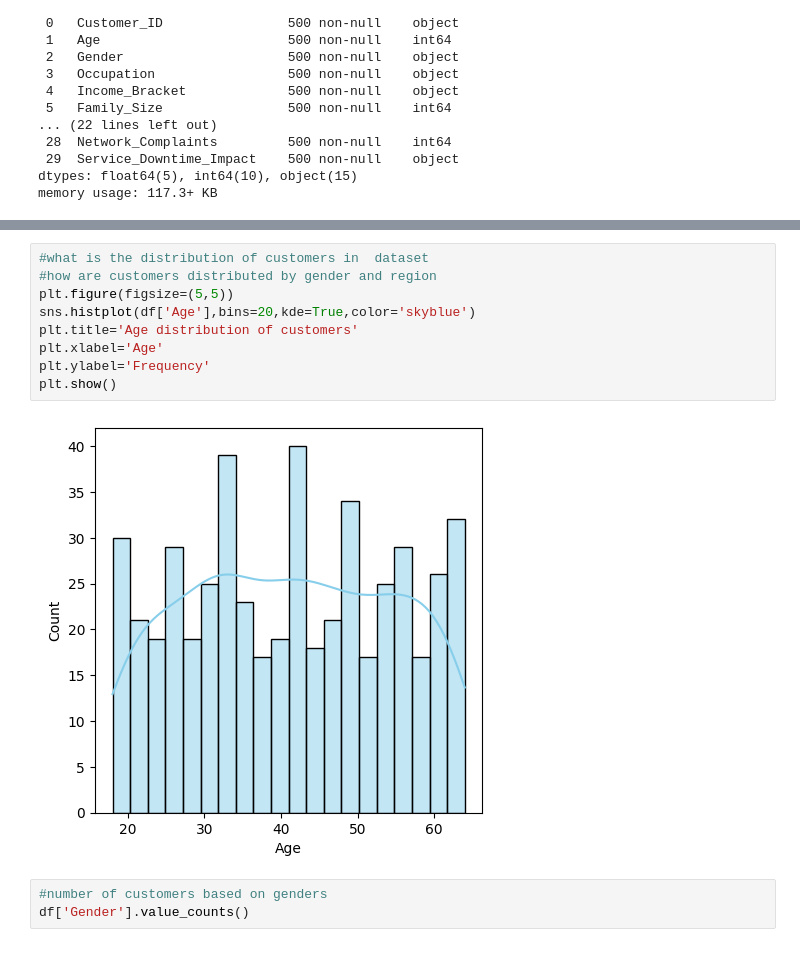
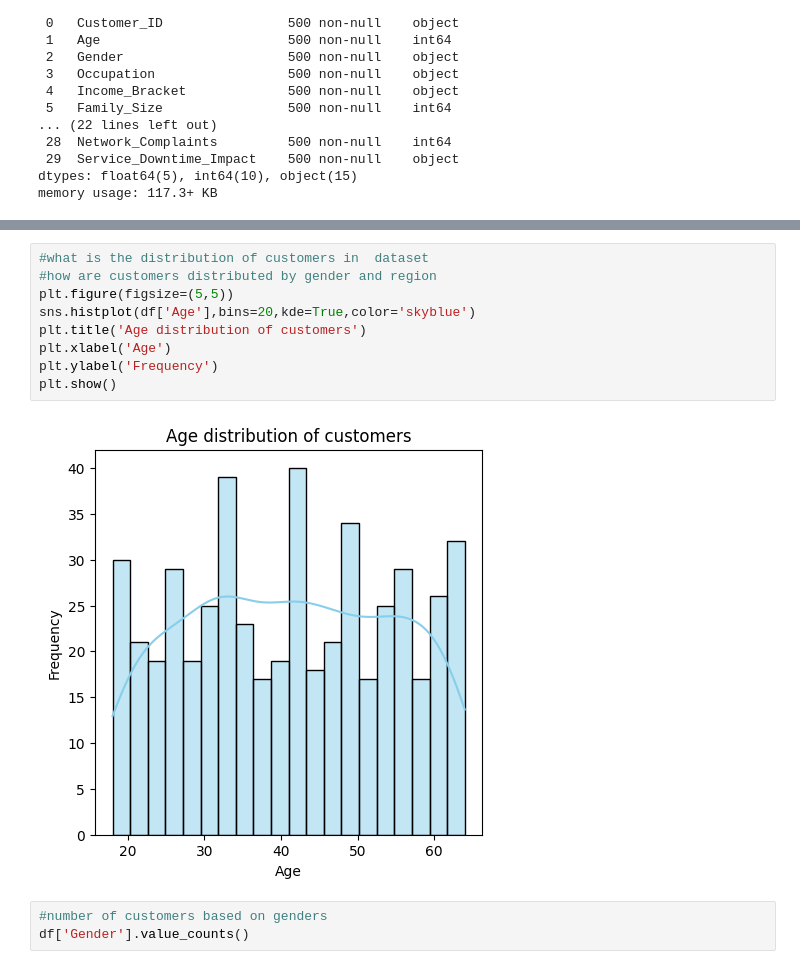
Before and after one commit to sejalsingh2707/customer_analysis, a Jupyter notebook: NOTEBOOK/DATA ANALYTICS.ipynb, the cells around one changed output, grey strips where cells are left out. Cells and saved outputs as stored; diff of their text form.

```diff
--- a/NOTEBOOK/DATA ANALYTICS.ipynb
+++ b/NOTEBOOK/DATA ANALYTICS.ipynb
@@ -62,14 +62,14 @@ mathematical view of the dataframe:
 # %%
 #what is the distribution of customers in  dataset
 #how are customers distributed by gender and region
 plt.figure(figsize=(5,5))
 sns.histplot(df['Age'],bins=20,kde=True,color='skyblue')
-plt.title='Age distribution of customers'
-plt.xlabel='Age'
-plt.ylabel='Frequency'
+plt.title('Age distribution of customers')
+plt.xlabel('Age')
+plt.ylabel('Frequency')
 plt.show()
 # %% [output]
-[figure, old version]
+[figure, new version]
 # %%
 #number of customers based on genders
 df['Gender'].value_counts()
```
Also changed, not shown: parts of 10 cells of this notebook, 1 other file.
